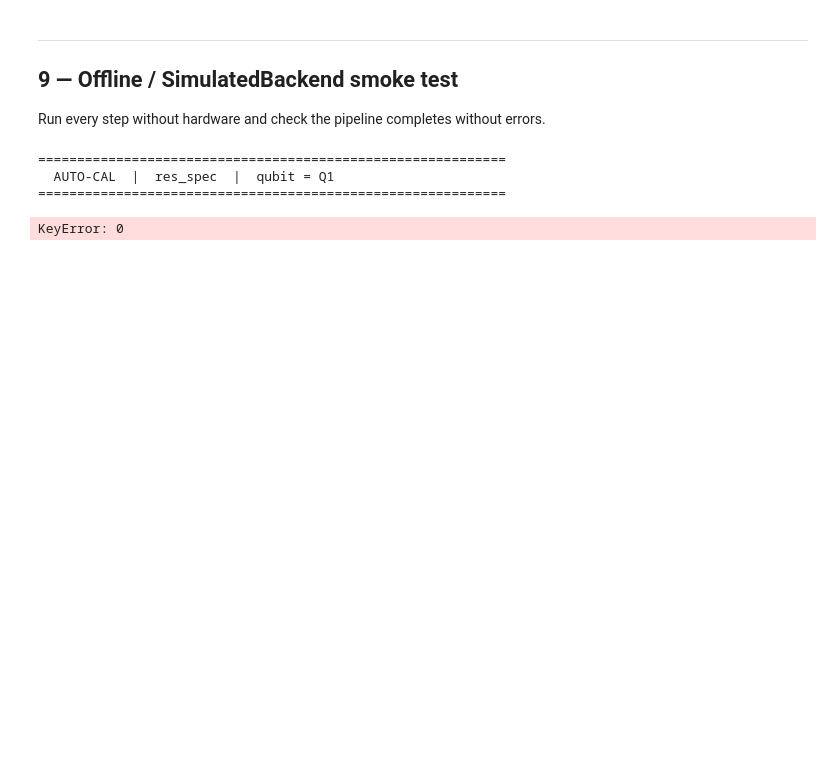
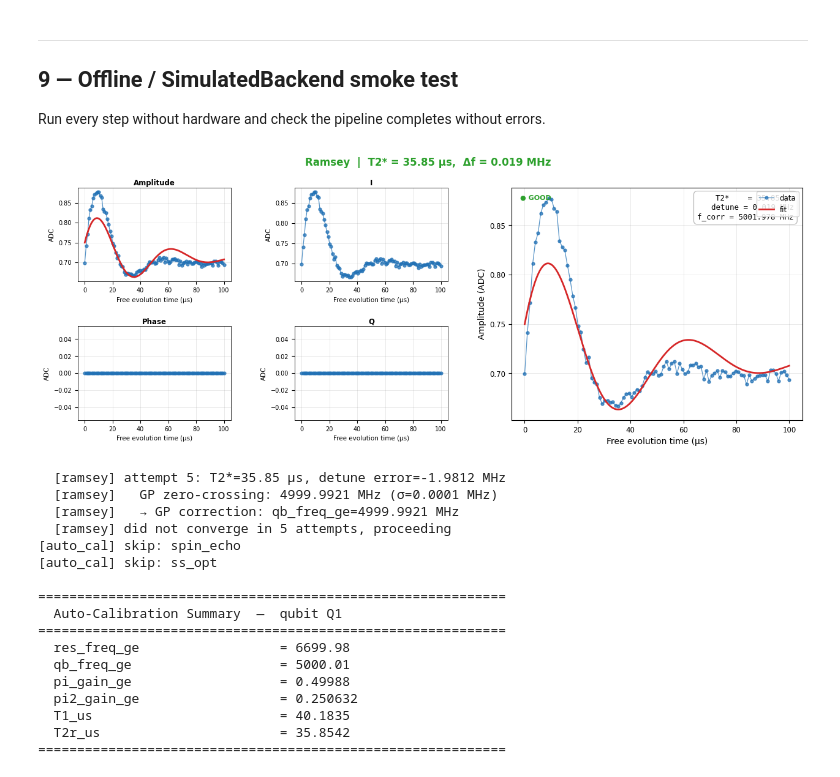
Before and after one commit to JayChien04717/SQC_soc, a Jupyter notebook: auto_calibration.ipynb, the cells around one changed output. Cells and saved outputs as stored; diff of their text form; code cells hidden in the pictures; blank space fills up the shorter version.

```diff
--- a/auto_calibration.ipynb
+++ b/auto_calibration.ipynb
@@ -447,15 +507,29 @@ Run every step without hardware and check the pipeline completes without errors.
 # %%
 # Fresh config & store for the smoke test
 config_test  = ExperimentConfig(config_list)
 store_test   = CalibrationStore('cal_smoke.json')
-auto_smoke   = AutoCalibrate(config_test, qubit, cal_store=store_test)
+auto_smoke   = AutoCalibrate(config_test, qubit, cal_store=store_test, init_guess=init_guess)
 
 auto_smoke.run(skip=('spin_echo', 'ss_opt'))
 auto_smoke.summary()
 # %% [output]
+[figure, added]
+  [ramsey] attempt 5: T2*=35.85 µs, detune error=-1.9812 MHz
+  [ramsey]   GP zero-crossing: 4999.9921 MHz (σ=0.0001 MHz)
+  [ramsey]   → GP correction: qb_freq_ge=4999.9921 MHz
+  [ramsey] did not converge in 5 attempts, proceeding
+[auto_cal] skip: spin_echo
+[auto_cal] skip: ss_opt
+
 ============================================================
-  AUTO-CAL  |  res_spec  |  qubit = Q1
+  Auto-Calibration Summary  —  qubit Q1
 ============================================================
+  res_freq_ge                  = 6699.98
+  qb_freq_ge                   = 5000.01
+  pi_gain_ge                   = 0.49988
+  pi2_gain_ge                  = 0.250632
+  T1_us                        = 40.1835
+  T2r_us                       = 35.8542
+============================================================
-KeyError: 0
 # %%
 plot_results_dashboard(auto_smoke.results, qubit + ' (smoke)')
```
Also changed, not shown: parts of 12 cells of this notebook, 13 other files.
